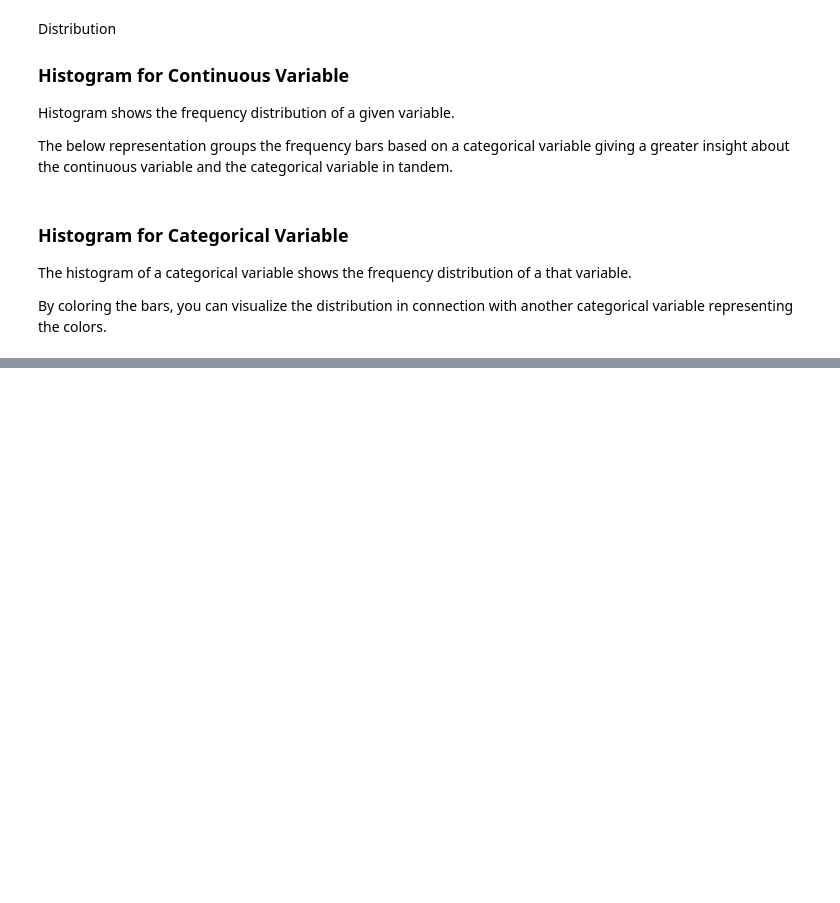
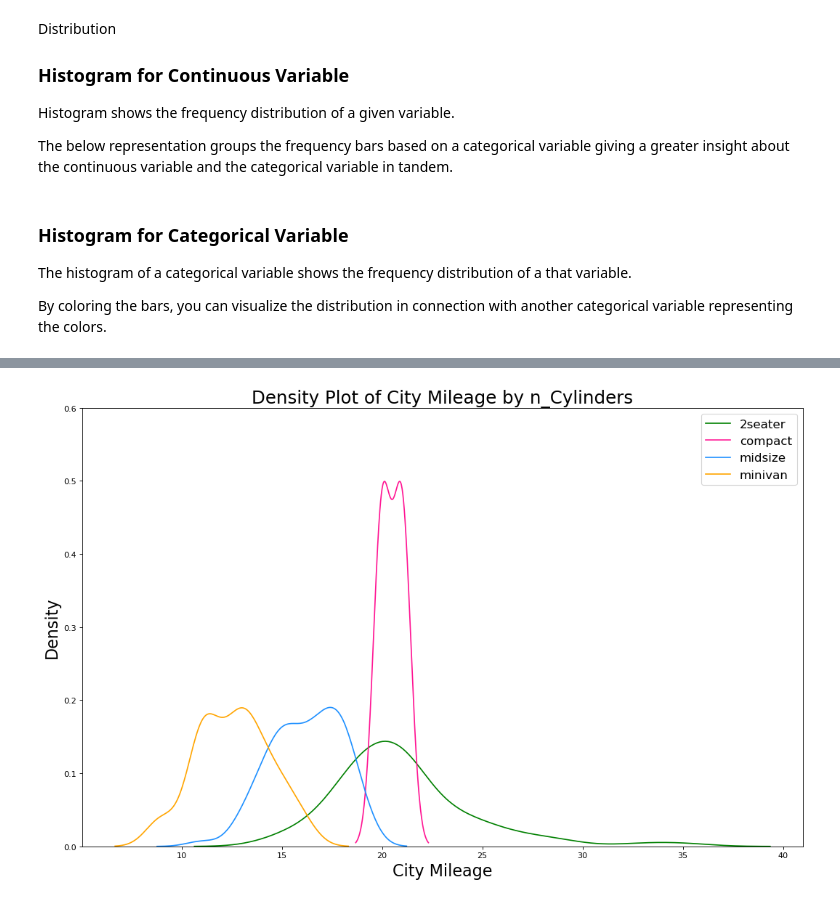
Before and after one commit to gitony0101/X4DS, a Jupyter notebook: evan/mpl50.ipynb, the cells around one changed output, grey strips where cells are left out. Drawn from its saved outputs; the diff is of its cells as text; code cells hidden in the pictures; blank space fills up the shorter version.

```diff
--- a/evan/mpl50.ipynb
+++ b/evan/mpl50.ipynb
@@ -894,0 +914,26 @@ Text(0.5, 1.0, 'Stacked Histogram of  $manufacturer$ colored by $class$')
+# %%
+# Import Data mpg
+# df.head()
+
+# Draw Plot
+plt.figure(figsize=(16,10),dpi=80)
+sns.kdeplot(df.loc[df['cyl'] == 4, "cty"], shade=False,
+            color="g", label="Cyl=4", alpha=.7)
+sns.kdeplot(df.loc[df['cyl'] == 5, "cty"], shade=False,
+            color="deeppink", label="Cyl=5", alpha=.7)
+sns.kdeplot(df.loc[df['cyl'] == 6, "cty"], shade=False,
+            color="dodgerblue", label="Cyl=6", alpha=.7)
+sns.kdeplot(df.loc[df['cyl'] == 8, "cty"], shade=False,
+            color="orange", label="Cyl=8", alpha=.7)
+
+# Decoration
+plt.legend({group:col for group, col
+            in zip(np.unique(df[groupby_var]).tolist(), colors[:len(vals)])},
+          fontsize=15)
+plt.title(f"Density Plot of City Mileage by n_Cylinders", fontsize=22)
+plt.xlabel("City Mileage",fontsize=20)
+plt.ylabel("Density",fontsize=20)
+plt.ylim(0, 0.6)
+plt.show()
+# %% [output]
+[figure, added]
```
Also changed, not shown: parts of 5 cells of this notebook.
